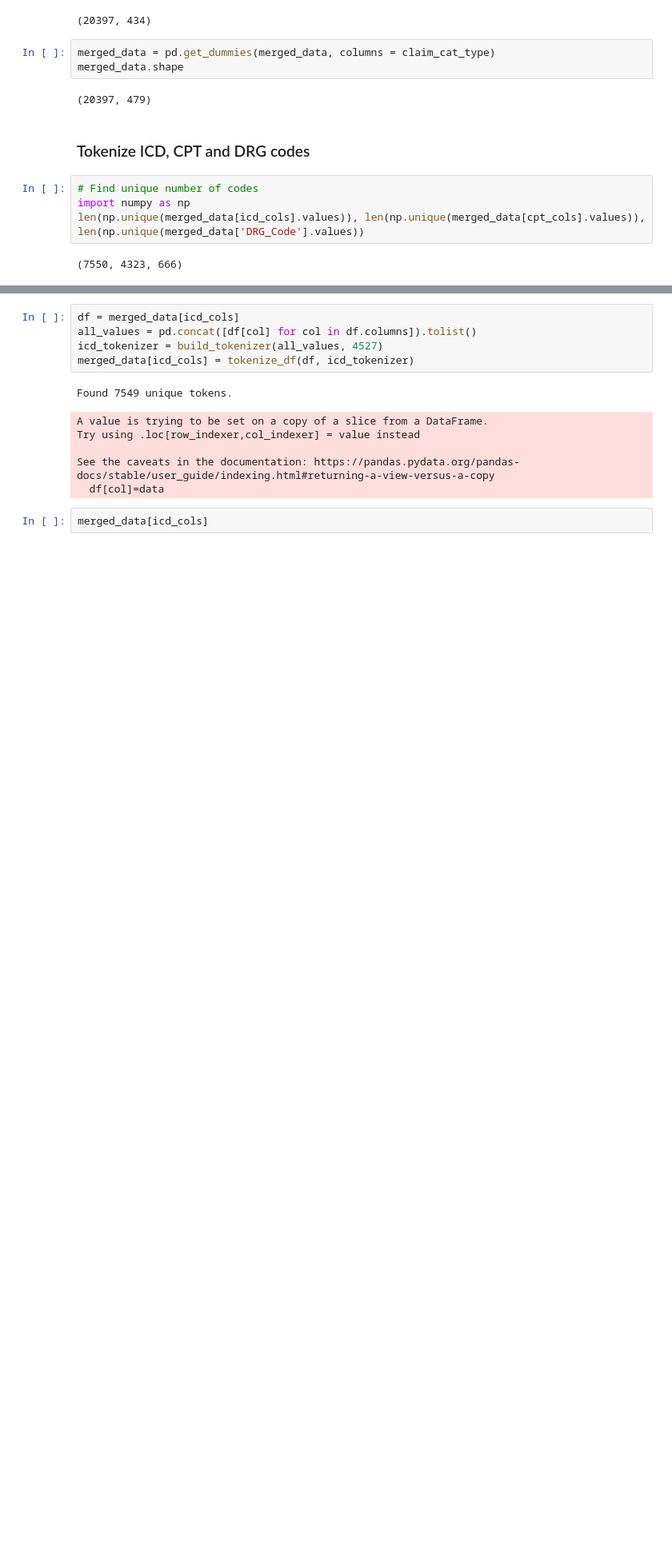
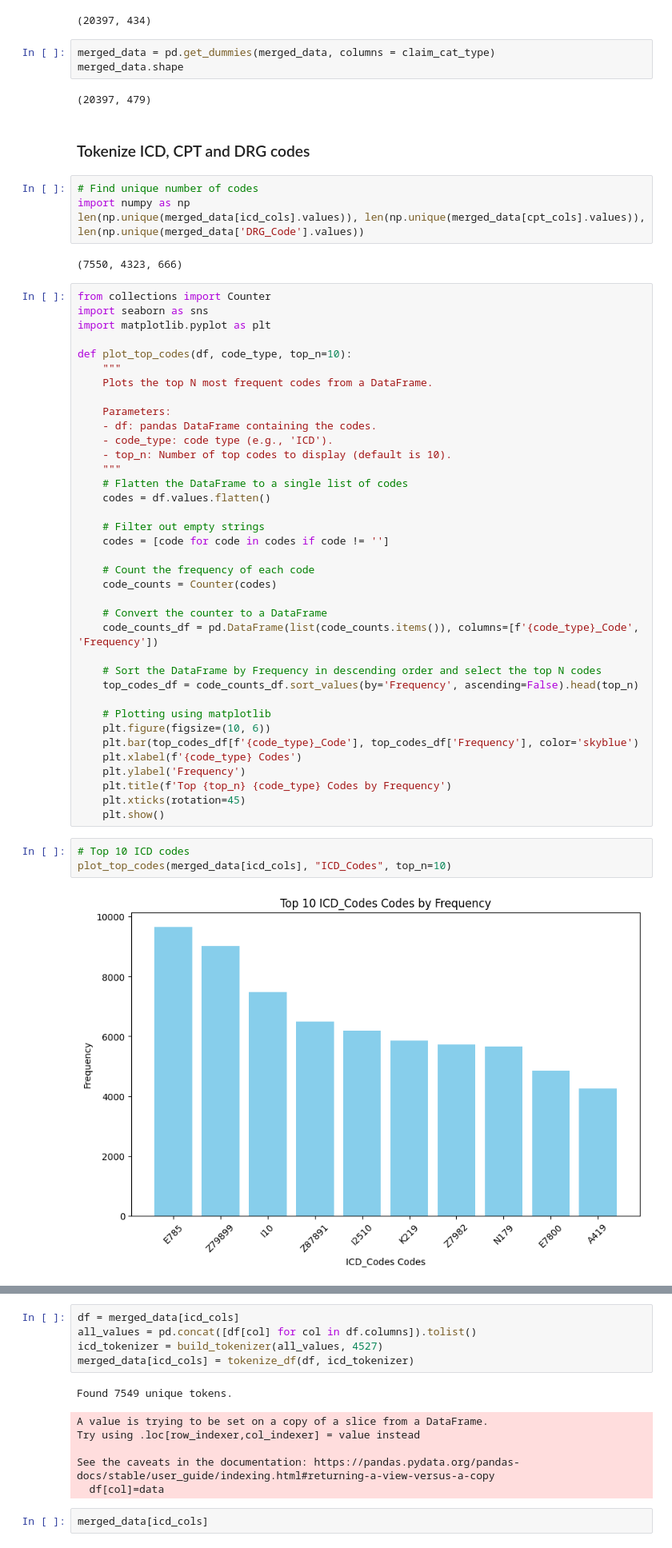
Before and after one commit to Rana-Banerjee/BloomValue, a Jupyter notebook: Bloom_Anomaly_detection.ipynb, the cells around one changed output, grey strips where cells are left out. Shown at 80% size. Drawn from its saved outputs; the diff is of its cells as text; blank space fills up the shorter version.

```diff
--- a/Bloom_Anomaly_detection.ipynb
+++ b/Bloom_Anomaly_detection.ipynb
@@ -731,3 +729,45 @@ import numpy as np
 len(np.unique(merged_data[icd_cols].values)), len(np.unique(merged_data[cpt_cols].values)), len(np.unique(merged_data['DRG_Code'].values))
 # %% [output]
 (7550, 4323, 666)
+# %%
+from collections import Counter
+import seaborn as sns
+import matplotlib.pyplot as plt
+
+def plot_top_codes(df, code_type, top_n=10):
+    """
+    Plots the top N most frequent codes from a DataFrame.
+
+    Parameters:
+    - df: pandas DataFrame containing the codes.
+    - code_type: code type (e.g., 'ICD').
+    - top_n: Number of top codes to display (default is 10).
+    """
+    # Flatten the DataFrame to a single list of codes
+    codes = df.values.flatten()
+
+    # Filter out empty strings
+    codes = [code for code in codes if code != '']
+
+    # Count the frequency of each code
+    code_counts = Counter(codes)
+
+    # Convert the counter to a DataFrame
+    code_counts_df = pd.DataFrame(list(code_counts.items()), columns=[f'{code_type}_Code', 'Frequency'])
+
+    # Sort the DataFrame by Frequency in descending order and select the top N codes
+    top_codes_df = code_counts_df.sort_values(by='Frequency', ascending=False).head(top_n)
+
+    # Plotting using matplotlib
+    plt.figure(figsize=(10, 6))
+    plt.bar(top_codes_df[f'{code_type}_Code'], top_codes_df['Frequency'], color='skyblue')
+    plt.xlabel(f'{code_type} Codes')
+    plt.ylabel('Frequency')
+    plt.title(f'Top {top_n} {code_type} Codes by Frequency')
+    plt.xticks(rotation=45)
+    plt.show()
+# %%
+# Top 10 ICD codes
+plot_top_codes(merged_data[icd_cols], "ICD_Codes", top_n=10)
+# %% [output]
+[figure, added]
```
Also changed, not shown: parts of 18 cells of this notebook, 2 other files.
